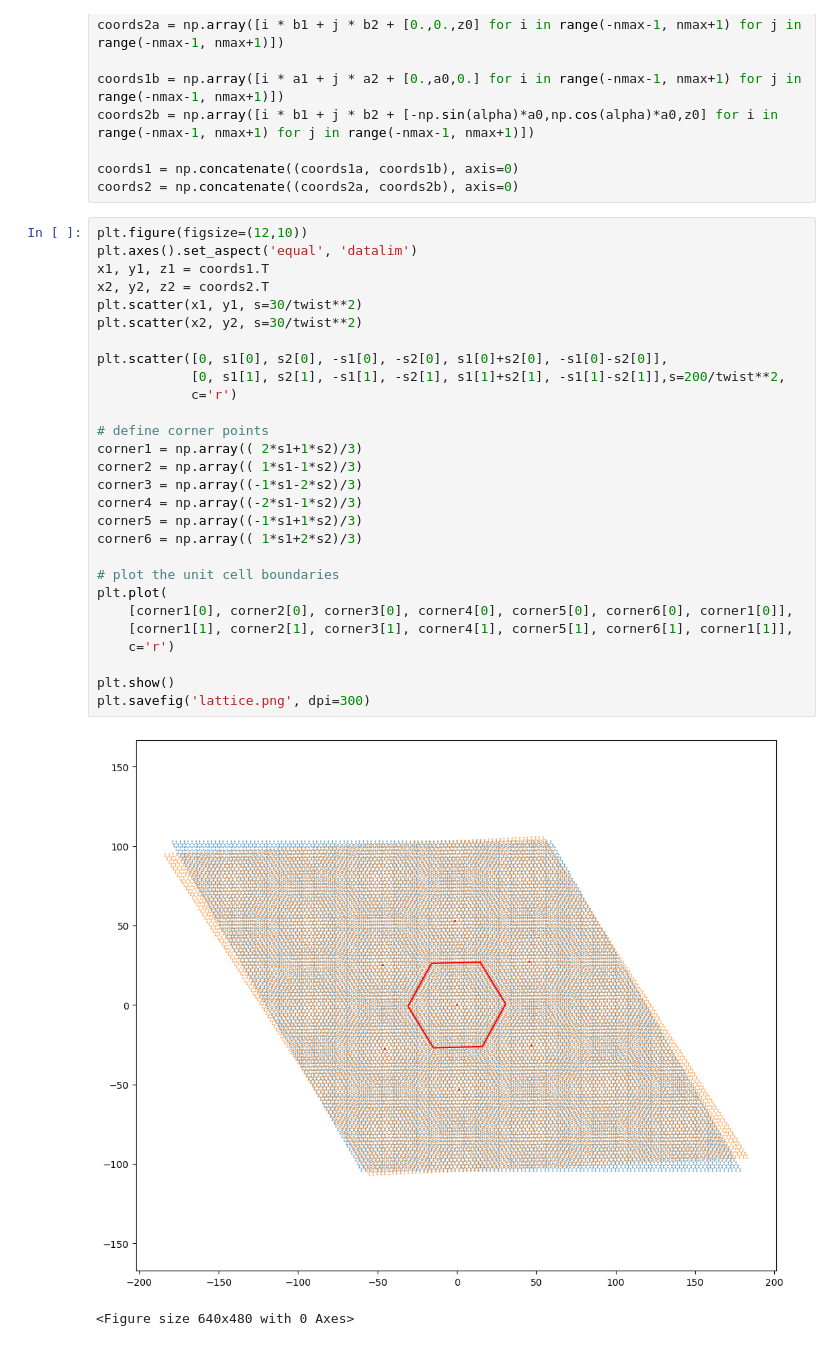
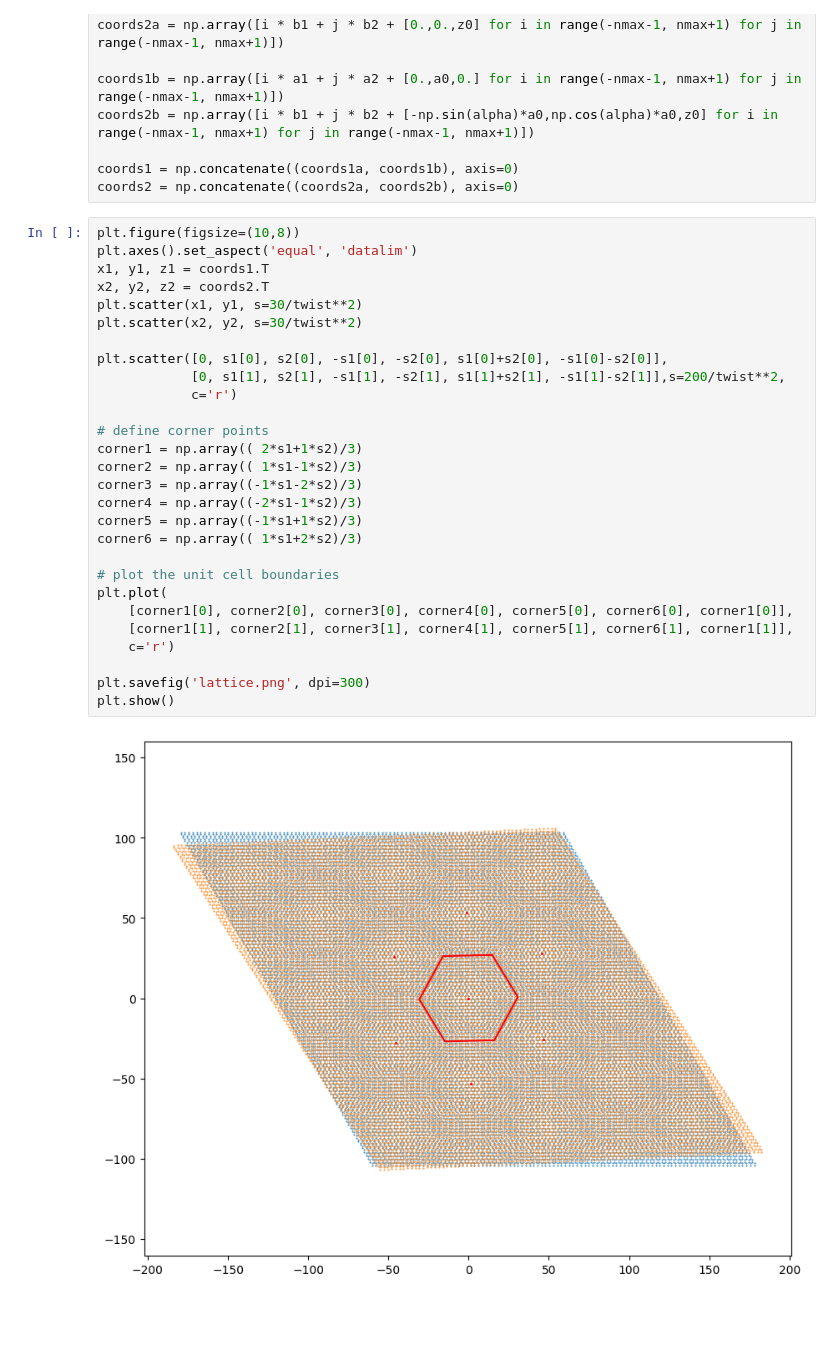
Before and after one commit to SuhasPK/My-Computational-Physics, a Jupyter notebook: Project-9/Electronic band structure of graphene.ipynb, the cells around one changed output. Saved outputs shown, nothing was run; the diff lists cells and outputs as text; blank space fills up the shorter version.

Commit message:
changed the lattice.png figsize

```diff
--- a/Project-9/Electronic band structure of graphene.ipynb
+++ b/Project-9/Electronic band structure of graphene.ipynb
@@ -352,33 +352,32 @@ coords2b = np.array([i * b1 + j * b2 + [-np.sin(alpha)*a0,np.cos(alpha)*a0,z0] f
 coords1 = np.concatenate((coords1a, coords1b), axis=0)
 coords2 = np.concatenate((coords2a, coords2b), axis=0)
 # %%
-plt.figure(figsize=(12,10))
+plt.figure(figsize=(10,8))
 plt.axes().set_aspect('equal', 'datalim')
 x1, y1, z1 = coords1.T
 x2, y2, z2 = coords2.T
 plt.scatter(x1, y1, s=30/twist**2)
 plt.scatter(x2, y2, s=30/twist**2)
 
 plt.scatter([0, s1[0], s2[0], -s1[0], -s2[0], s1[0]+s2[0], -s1[0]-s2[0]],
             [0, s1[1], s2[1], -s1[1], -s2[1], s1[1]+s2[1], -s1[1]-s2[1]],s=200/twist**2,
             c='r')
 
 # define corner points
 corner1 = np.array(( 2*s1+1*s2)/3)
 corner2 = np.array(( 1*s1-1*s2)/3)
 corner3 = np.array((-1*s1-2*s2)/3)
 corner4 = np.array((-2*s1-1*s2)/3)
 corner5 = np.array((-1*s1+1*s2)/3)
 corner6 = np.array(( 1*s1+2*s2)/3)
 
 # plot the unit cell boundaries
 plt.plot(
     [corner1[0], corner2[0], corner3[0], corner4[0], corner5[0], corner6[0], corner1[0]],
     [corner1[1], corner2[1], corner3[1], corner4[1], corner5[1], corner6[1], corner1[1]],
     c='r')
 
+plt.savefig('lattice.png', dpi=300)
 plt.show()
-plt.savefig('lattice.png', dpi=300)
 # %% [output]
-[figure, old version]
+[figure, new version]
-<Figure size 640x480 with 0 Axes>
```
